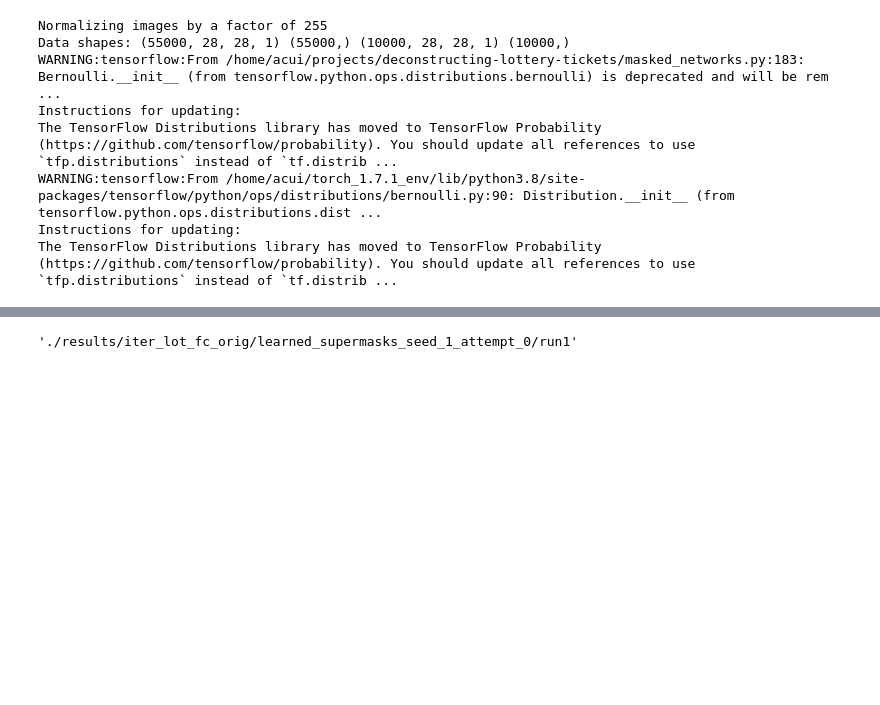
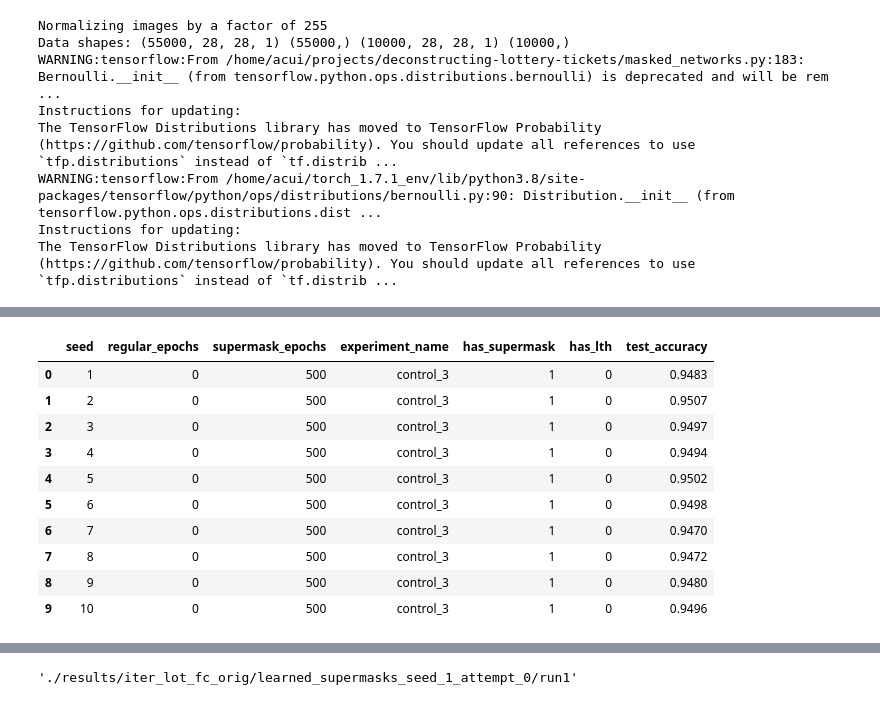
Before and after one commit to alexcdot/deconstructing-lottery-tickets, a Jupyter notebook: mask_analysis.ipynb, the cells around one changed output, grey strips where cells are left out. Saved outputs shown, nothing was run; the diff lists cells and outputs as text; code cells hidden in the pictures; blank space fills up the shorter version.

```diff
--- a/mask_analysis.ipynb
+++ b/mask_analysis.ipynb
@@ -143,0 +305,14 @@ plt.show()
+# %%
+df
+# %% [output]
+|  | seed | regular_epochs | supermask_epochs | experiment_name | has_supermask | has_lth | test_accuracy |
+| 0 | 1 | 0 | 500 | control_3 | 1 | 0 | 0.9483 |
+| 1 | 2 | 0 | 500 | control_3 | 1 | 0 | 0.9507 |
+| 2 | 3 | 0 | 500 | control_3 | 1 | 0 | 0.9497 |
+| 3 | 4 | 0 | 500 | control_3 | 1 | 0 | 0.9494 |
+| 4 | 5 | 0 | 500 | control_3 | 1 | 0 | 0.9502 |
+| 5 | 6 | 0 | 500 | control_3 | 1 | 0 | 0.9498 |
+| 6 | 7 | 0 | 500 | control_3 | 1 | 0 | 0.9470 |
+| 7 | 8 | 0 | 500 | control_3 | 1 | 0 | 0.9472 |
+| 8 | 9 | 0 | 500 | control_3 | 1 | 0 | 0.9480 |
+| 9 | 10 | 0 | 500 | control_3 | 1 | 0 | 0.9496 |
```
Also changed, not shown: parts of 19 cells of this notebook, 1 other file.
